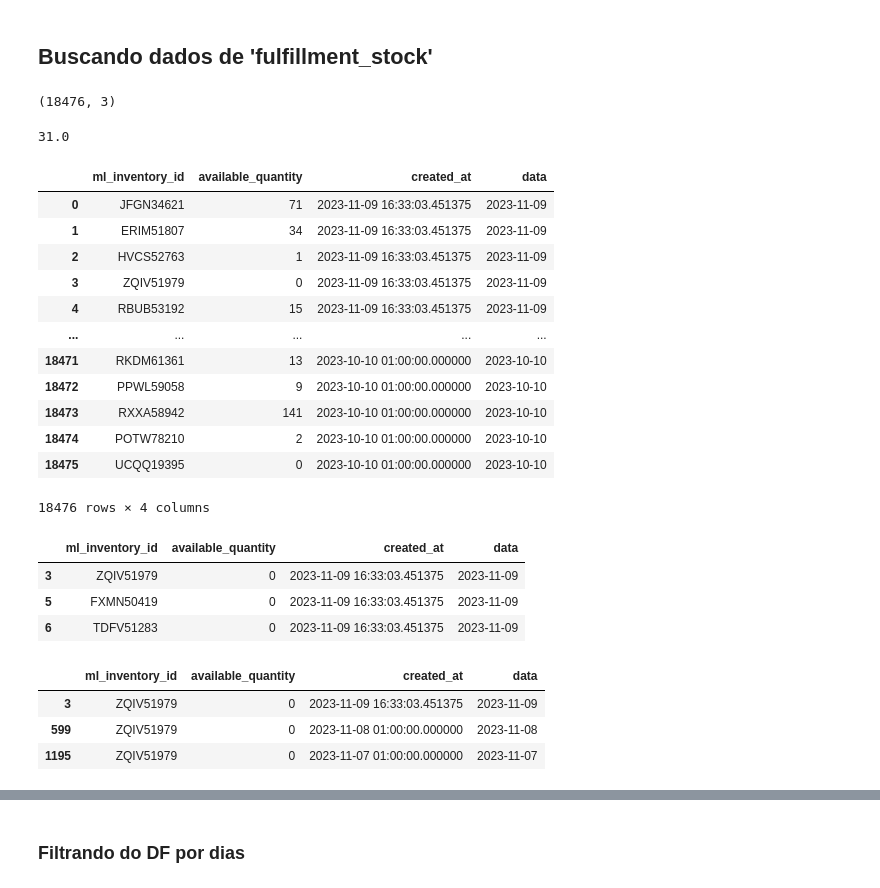
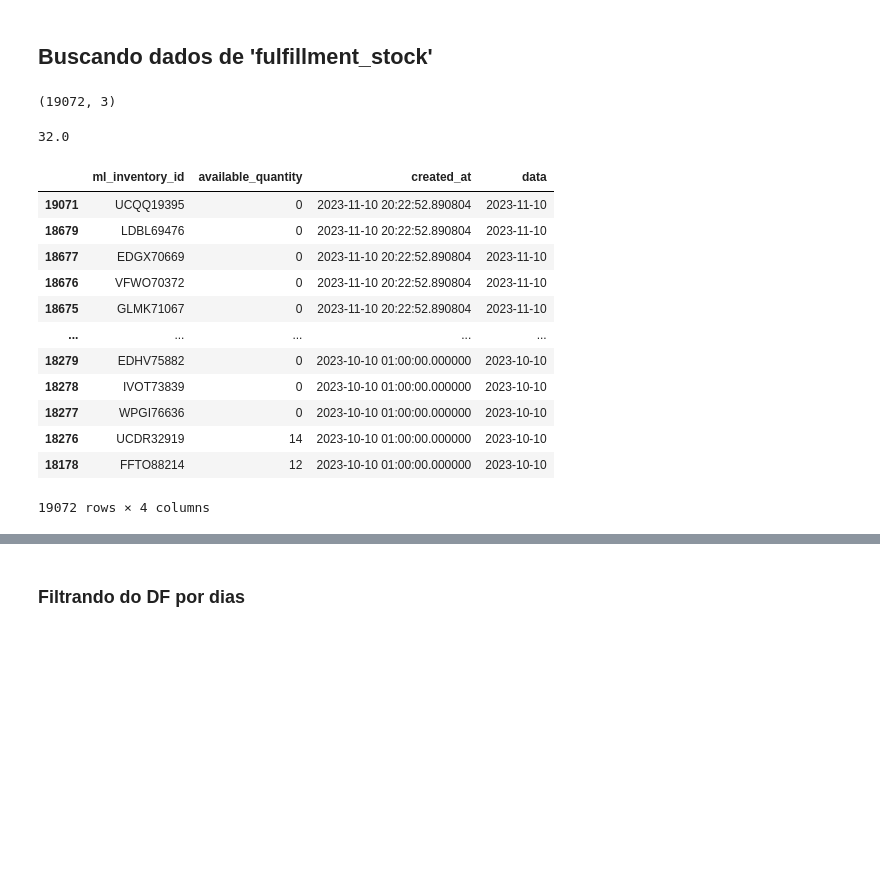
Before and after one commit to lpcoutinho/api_musical, a Jupyter notebook: Notebooks/calculando_estoque.ipynb, the cells around one changed output, grey strips where cells are left out. Saved outputs shown, nothing was run; the diff lists cells and outputs as text; code cells hidden in the pictures; blank space fills up the shorter version.

```diff
--- a/Notebooks/calculando_estoque.ipynb
+++ b/Notebooks/calculando_estoque.ipynb
@@ -133,57 +133,49 @@ conn = psycopg2.connect(**db_config)
 
 sql_query = "SELECT * FROM fulfillment_stock"
 
-df = pd.read_sql(sql_query, conn)
-df.shape
+df_stock = pd.read_sql(sql_query, conn)
+df_stock.shape
 # %% [output]
-(18476, 3)
+(19072, 3)
 # %%
 ## verificando quantidade de dias cobertos pela tabela 'fulfillment_stock' ##
-df.shape[0] / 596
+df_stock.shape[0] / 596
 # %% [output]
-31.0
+32.0
+# %%
+df_stock = df_stock.sort_values(by='created_at', ascending=False)
 # %%
 ## Criando coluna de data ##
 
-df['data'] = df['created_at'].dt.date
+df_stock['data'] = df_stock['created_at'].dt.date
 
-df
+df_stock
 # %% [output]
 |  | ml_inventory_id | available_quantity | created_at | data |
-| 0 | JFGN34621 | 71 | 2023-11-09 16:33:03.451375 | 2023-11-09 |
-| 1 | ERIM51807 | 34 | 2023-11-09 16:33:03.451375 | 2023-11-09 |
-| 2 | HVCS52763 | 1 | 2023-11-09 16:33:03.451375 | 2023-11-09 |
-| 3 | ZQIV51979 | 0 | 2023-11-09 16:33:03.451375 | 2023-11-09 |
-| 4 | RBUB53192 | 15 | 2023-11-09 16:33:03.451375 | 2023-11-09 |
+| 19071 | UCQQ19395 | 0 | 2023-11-10 20:22:52.890804 | 2023-11-10 |
+| 18679 | LDBL69476 | 0 | 2023-11-10 20:22:52.890804 | 2023-11-10 |
+| 18677 | EDGX70669 | 0 | 2023-11-10 20:22:52.890804 | 2023-11-10 |
+| 18676 | VFWO70372 | 0 | 2023-11-10 20:22:52.890804 | 2023-11-10 |
+| 18675 | GLMK71067 | 0 | 2023-11-10 20:22:52.890804 | 2023-11-10 |
 | ... | ... | ... | ... | ... |
-| 18471 | RKDM61361 | 13 | 2023-10-10 01:00:00.000000 | 2023-10-10 |
-| 18472 | PPWL59058 | 9 | 2023-10-10 01:00:00.000000 | 2023-10-10 |
-| 18473 | RXXA58942 | 141 | 2023-10-10 01:00:00.000000 | 2023-10-10 |
-| 18474 | POTW78210 | 2 | 2023-10-10 01:00:00.000000 | 2023-10-10 |
-| 18475 | UCQQ19395 | 0 | 2023-10-10 01:00:00.000000 | 2023-10-10 |
+| 18279 | EDHV75882 | 0 | 2023-10-10 01:00:00.000000 | 2023-10-10 |
+| 18278 | IVOT73839 | 0 | 2023-10-10 01:00:00.000000 | 2023-10-10 |
+| 18277 | WPGI76636 | 0 | 2023-10-10 01:00:00.000000 | 2023-10-10 |
+| 18276 | UCDR32919 | 14 | 2023-10-10 01:00:00.000000 | 2023-10-10 |
+| 18178 | FFTO88214 | 12 | 2023-10-10 01:00:00.000000 | 2023-10-10 |
-18476 rows × 4 columns
+19072 rows × 4 columns
 # %%
-## verificando onde df_filtrado2['available_quantity'] = 0 ##
+# ## verificando onde df_filtrado2['available_quantity'] = 0 ##
 
-valor_desejado = 0
-linhas_selecionadas = df[df['available_quantity'] == valor_desejado]
+# valor_desejado = 0
+# linhas_selecionadas = df[df['available_quantity'] == valor_desejado]
 
-linhas_selecionadas.head(3)
+# linhas_selecionadas.head(3)
-# %% [output]
-|  | ml_inventory_id | available_quantity | created_at | data |
-| 3 | ZQIV51979 | 0 | 2023-11-09 16:33:03.451375 | 2023-11-09 |
-| 5 | FXMN50419 | 0 | 2023-11-09 16:33:03.451375 | 2023-11-09 |
-| 6 | TDFV51283 | 0 | 2023-11-09 16:33:03.451375 | 2023-11-09 |
 # %%
-## verificando ml_inventory_id ##
+# ## verificando ml_inventory_id ##
 
-valor_desejado = 'ZQIV51979'
-linhas_selecionadas = df[df['ml_inventory_id'] == valor_desejado]
+# valor_desejado = 'ZQIV51979'
+# linhas_selecionadas = df[df['ml_inventory_id'] == valor_desejado]
 
-linhas_selecionadas.head(3)
+# linhas_selecionadas.head(3)
-# %% [output]
-|  | ml_inventory_id | available_quantity | created_at | data |
-| 3 | ZQIV51979 | 0 | 2023-11-09 16:33:03.451375 | 2023-11-09 |
-| 599 | ZQIV51979 | 0 | 2023-11-08 01:00:00.000000 | 2023-11-08 |
-| 1195 | ZQIV51979 | 0 | 2023-11-07 01:00:00.000000 | 2023-11-07 |
 # %%
```
Also changed, not shown: parts of 2 cells of this notebook, 4 other files.
